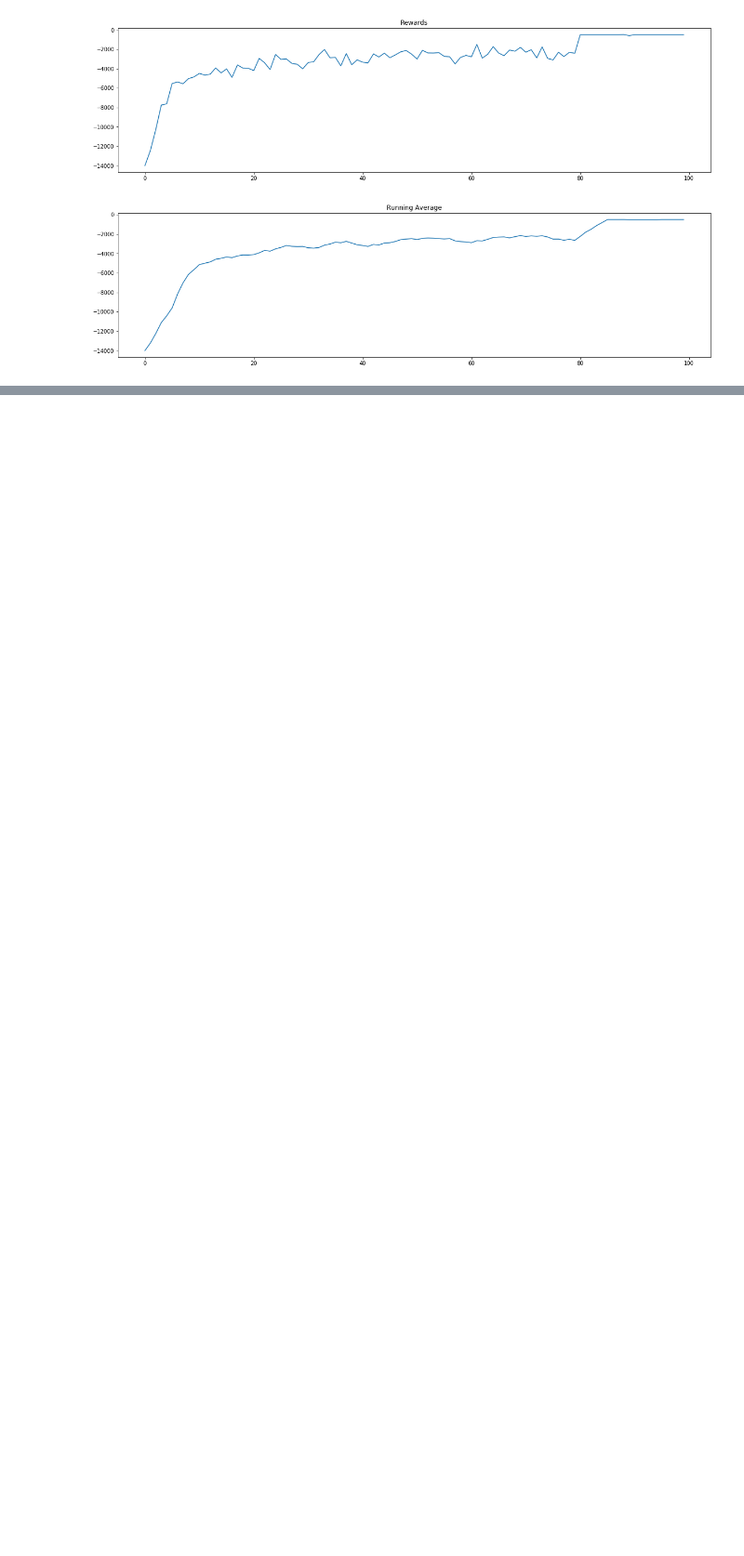
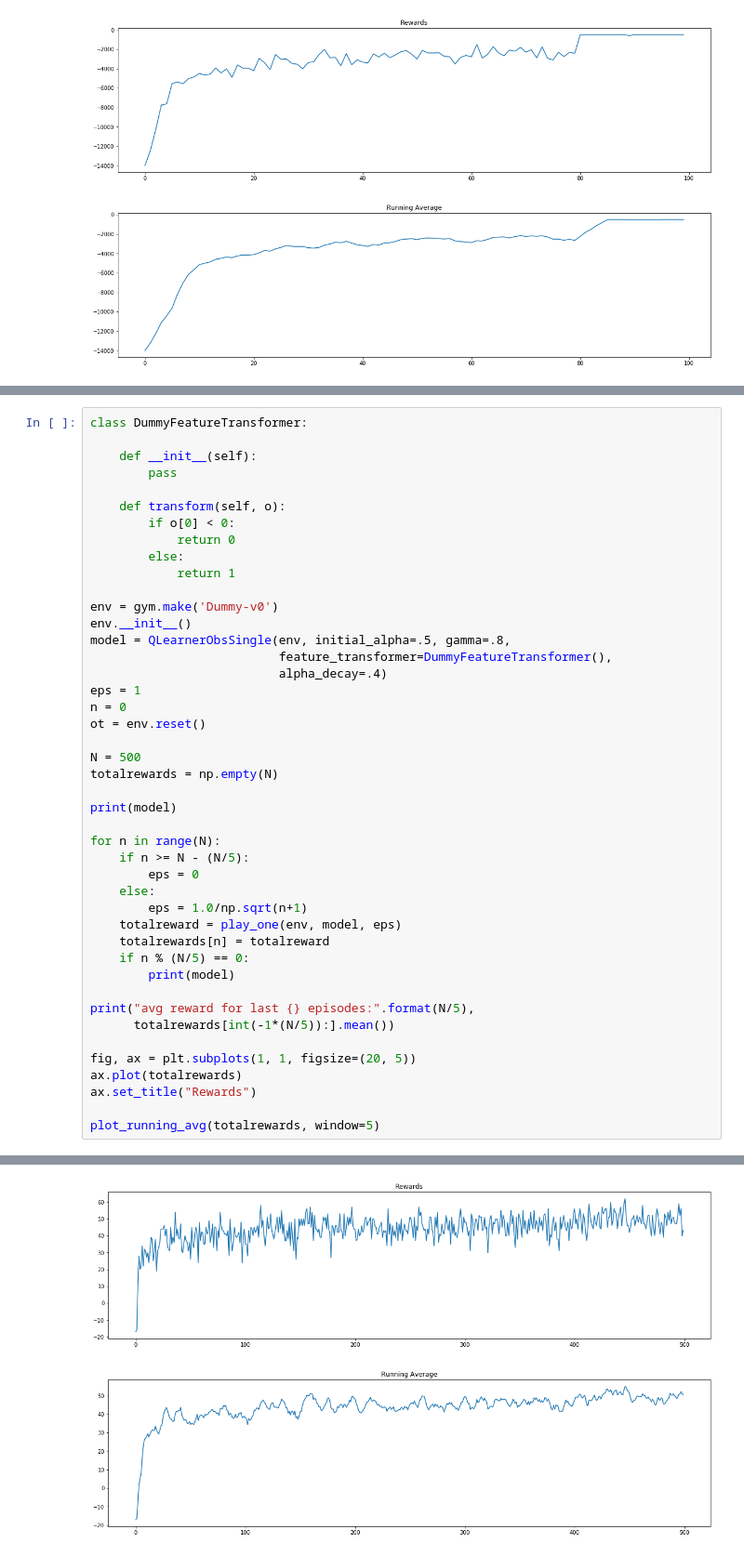
Before and after one commit to jackblandin/research, a Jupyter notebook: experiments/qlearning/basic/qlearner_obs_single/qlearner-obs-single.ipynb, the cells around one changed output, grey strips where cells are left out. Shown at 93% size. Cells and saved outputs as stored; diff of their text form; blank space fills up the shorter version.

```diff
--- a/experiments/qlearning/basic/qlearner_obs_single/qlearner-obs-single.ipynb
+++ b/experiments/qlearning/basic/qlearner_obs_single/qlearner-obs-single.ipynb
@@ -170,0 +183,45 @@ avg reward for last 20.0 episodes: -505.4
+# %%
+class DummyFeatureTransformer:
+
+    def __init__(self):
+        pass
+
+    def transform(self, o):
+        if o[0] < 0:
+            return 0
+        else:
+            return 1
+
+env = gym.make('Dummy-v0')
+env.__init__()
+model = QLearnerObsSingle(env, initial_alpha=.5, gamma=.8,
+                          feature_transformer=DummyFeatureTransformer(),
+                          alpha_decay=.4)
+eps = 1
+n = 0
+ot = env.reset()
+
+N = 500
+totalrewards = np.empty(N)
+
+print(model)
+
+for n in range(N):
+    if n >= N - (N/5):
+        eps = 0
+    else:
+        eps = 1.0/np.sqrt(n+1)
+    totalreward = play_one(env, model, eps)
+    totalrewards[n] = totalreward
+    if n % (N/5) == 0:
+        print(model)
+
+print("avg reward for last {} episodes:".format(N/5),
+      totalrewards[int(-1*(N/5)):].mean())
+
+fig, ax = plt.subplots(1, 1, figsize=(20, 5))
+ax.plot(totalrewards)
+ax.set_title("Rewards")
+
+plot_running_avg(totalrewards, window=5)
+# %% [output]
@@ -170,0 +245,2 @@ avg reward for last 20.0 episodes: -505.4
+[figure, added]
+[figure, added]
```
Also changed, not shown: parts of 3 cells of this notebook, 12 other files.
